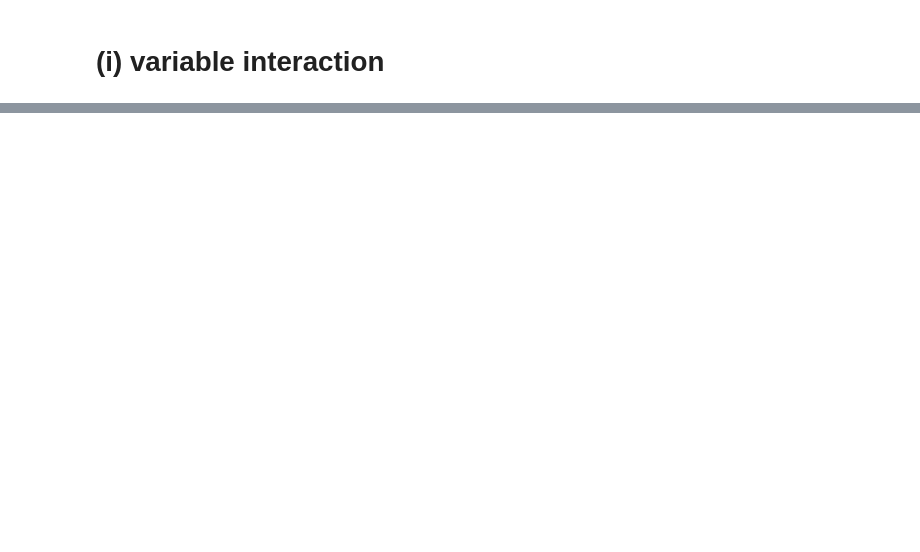
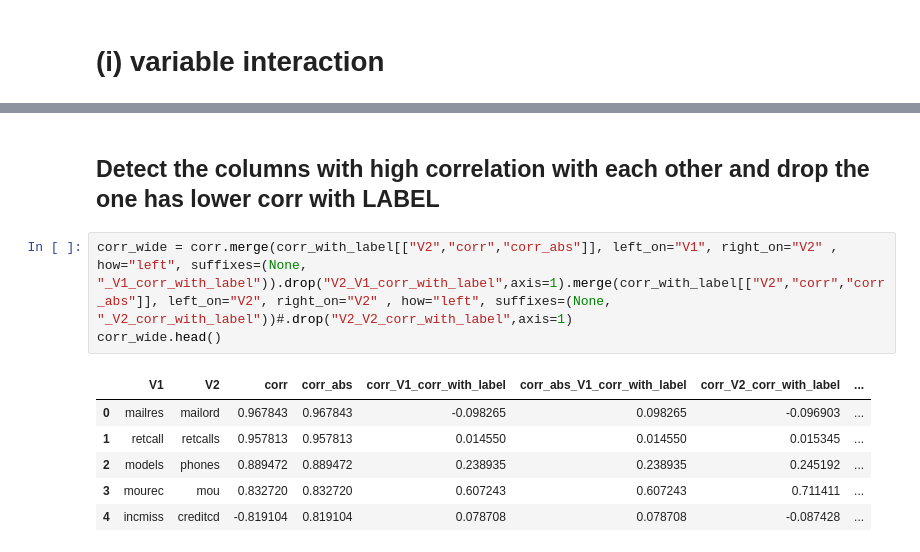
Before and after one commit to erdemsirel/ozu_data_science, a Jupyter notebook: M5 - General Linear Models/Erdem Sirel Project GLM.ipynb, the cells around one changed output, grey strips where cells are left out. Cells and saved outputs as stored; diff of their text form; blank space fills up the shorter version.

```diff
--- a/M5 - General Linear Models/Erdem Sirel Project GLM.ipynb
+++ b/M5 - General Linear Models/Erdem Sirel Project GLM.ipynb
@@ -120,0 +110,12 @@ data.withcorr()
+# %% [markdown]
+## Detect the columns with high correlation with each other and drop the one has lower corr with LABEL
+# %%
+corr_wide = corr.merge(corr_with_label[["V2","corr","corr_abs"]], left_on="V1", right_on="V2" , how="left", suffixes=(None, "_V1_corr_with_label")).drop("V2_V1_corr_with_label",axis=1).merge(corr_with_label[["V2","corr","corr_abs"]], left_on="V2", right_on="V2" , how="left", suffixes=(None, "_V2_corr_with_label"))#.drop("V2_V2_corr_with_label",axis=1)
+corr_wide.head()
+# %% [output]
+|  | V1 | V2 | corr | corr_abs | corr_V1_corr_with_label | corr_abs_V1_corr_with_label | corr_V2_corr_with_label | ... |
+| 0 | mailres | mailord | 0.967843 | 0.967843 | -0.098265 | 0.098265 | -0.096903 | ... |
+| 1 | retcall | retcalls | 0.957813 | 0.957813 | 0.014550 | 0.014550 | 0.015345 | ... |
+| 2 | models | phones | 0.889472 | 0.889472 | 0.238935 | 0.238935 | 0.245192 | ... |
+| 3 | mourec | mou | 0.832720 | 0.832720 | 0.607243 | 0.607243 | 0.711411 | ... |
+| 4 | incmiss | creditcd | -0.819104 | 0.819104 | 0.078708 | 0.078708 | -0.087428 | ... |
```
Also changed, not shown: parts of 28 cells of this notebook.
